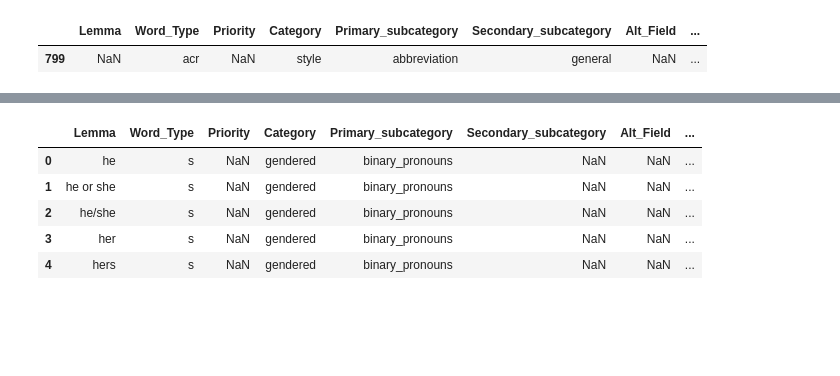
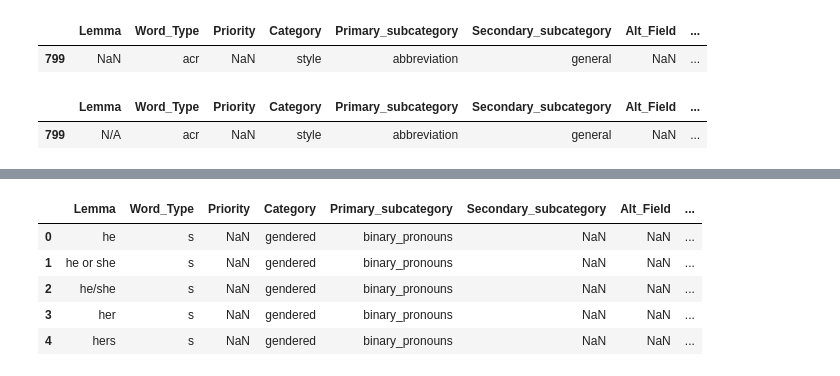
Before and after one commit to witty-works/nlp_jupyter_notebook, a Jupyter notebook: Hyphen_transform_English.ipynb, the cells around one changed output, grey strips where cells are left out. Saved outputs shown, nothing was run; the diff lists cells and outputs as text; code cells hidden in the pictures; blank space fills up the shorter version.

```diff
--- a/Hyphen_transform_English.ipynb
+++ b/Hyphen_transform_English.ipynb
@@ -86 +89,6 @@ df_rules[df_rules["Lemma"].isna()]
+# %%
+df_rules.iloc[[799]]
+# %% [output]
+|  | Lemma | Word_Type | Priority | Category | Primary_subcategory | Secondary_subcategory | Alt_Field | ... |
+| 799 | N/A | acr | NaN | style | abbreviation | general | NaN | ... |
 # %%
```
Also changed, not shown: parts of 17 cells of this notebook.
